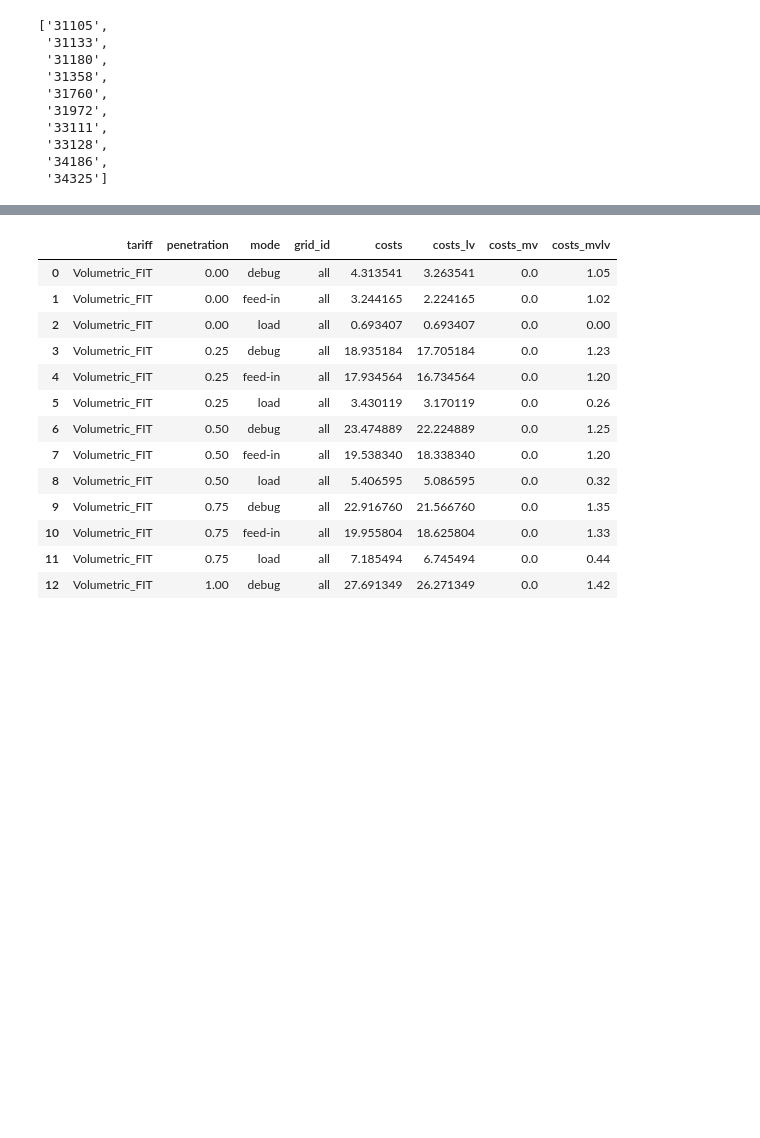
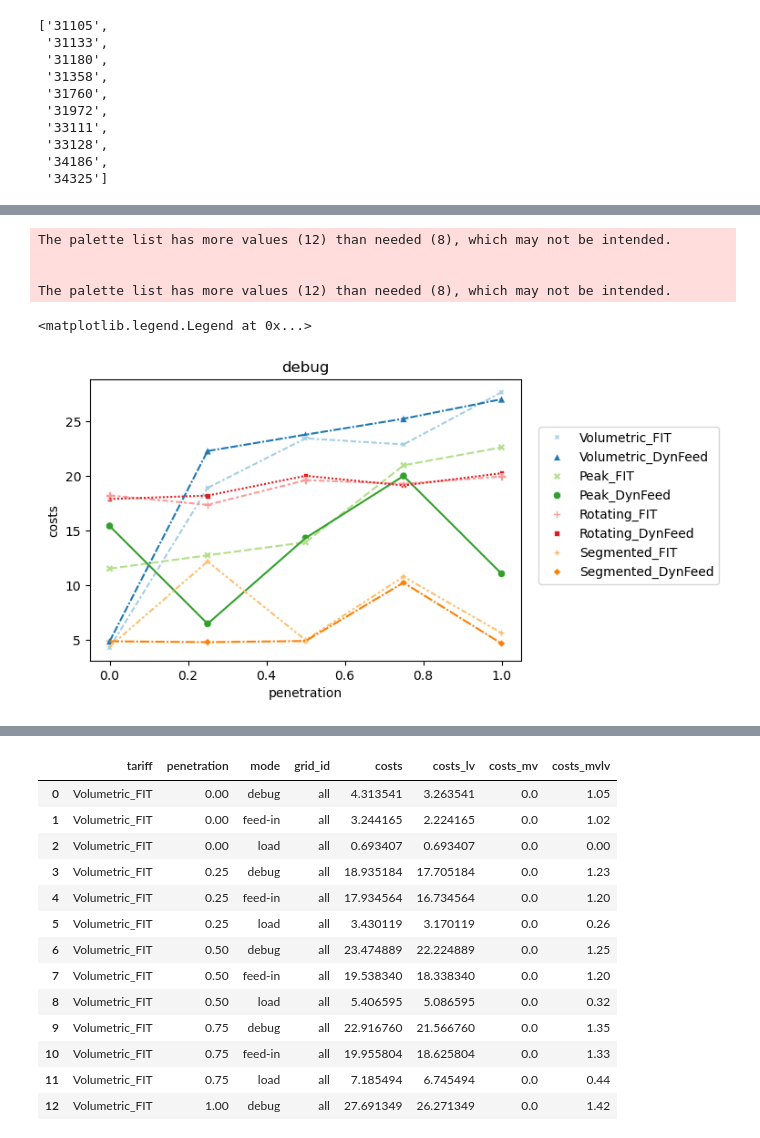
Before and after one commit to leloq/dynamic-tariffs-in-distribution-grids, a Jupyter notebook: 05_Visualise_reinforcement_results.ipynb, the cells around one changed output, grey strips where cells are left out. Saved outputs shown, nothing was run; the diff lists cells and outputs as text; code cells hidden in the pictures; blank space fills up the shorter version.

Commit message:
adapt plots

```diff
--- a/05_Visualise_reinforcement_results.ipynb
+++ b/05_Visualise_reinforcement_results.ipynb
@@ -272,0 +240,30 @@ for tariff in tmp.tariff.unique():
+# %%
+tmp = results_tmp.groupby(["tariff", "penetration", "mode"]).sum().reset_index()
+hue_order = ['Volumetric_FIT', 'Volumetric_DynFeed', 'Peak_FIT', 'Peak_DynFeed',
+         'Rotating_FIT', 'Rotating_DynFeed', 'Segmented_FIT', 'Segmented_DynFeed']
+colors_tmp = sns.color_palette("Paired")
+img_size =(5.5,4)
+fig, axes = plt.subplots(figsize=img_size)
+mode = "debug"
+
+x="penetration"
+y="costs"
+hue="tariff"
+
+sns.lineplot(data=tmp.loc[(tmp["mode"]==mode)], x=x, y=y, hue=hue, hue_order = hue_order,
+                        style=hue, palette=colors_tmp, ax=axes)
+
+sns.scatterplot(data=tmp.loc[(tmp["mode"]==mode)], x=x, y=y, hue=hue, hue_order = hue_order,
+                        style=hue, palette=colors_tmp, ax=axes)
+
+plt.tight_layout()
+h,l = axes.get_legend_handles_labels()
+plt.title(mode)
+axes.legend(h[8:], l[8:], loc="lower center", bbox_to_anchor=(1.25,0.25))
+# %% [output]
+The palette list has more values (12) than needed (8), which may not be intended.
+
+
+The palette list has more values (12) than needed (8), which may not be intended.
+<matplotlib.legend.Legend at 0x...>
+[figure, added]
```
Also changed, not shown: parts of 49 cells of this notebook.
